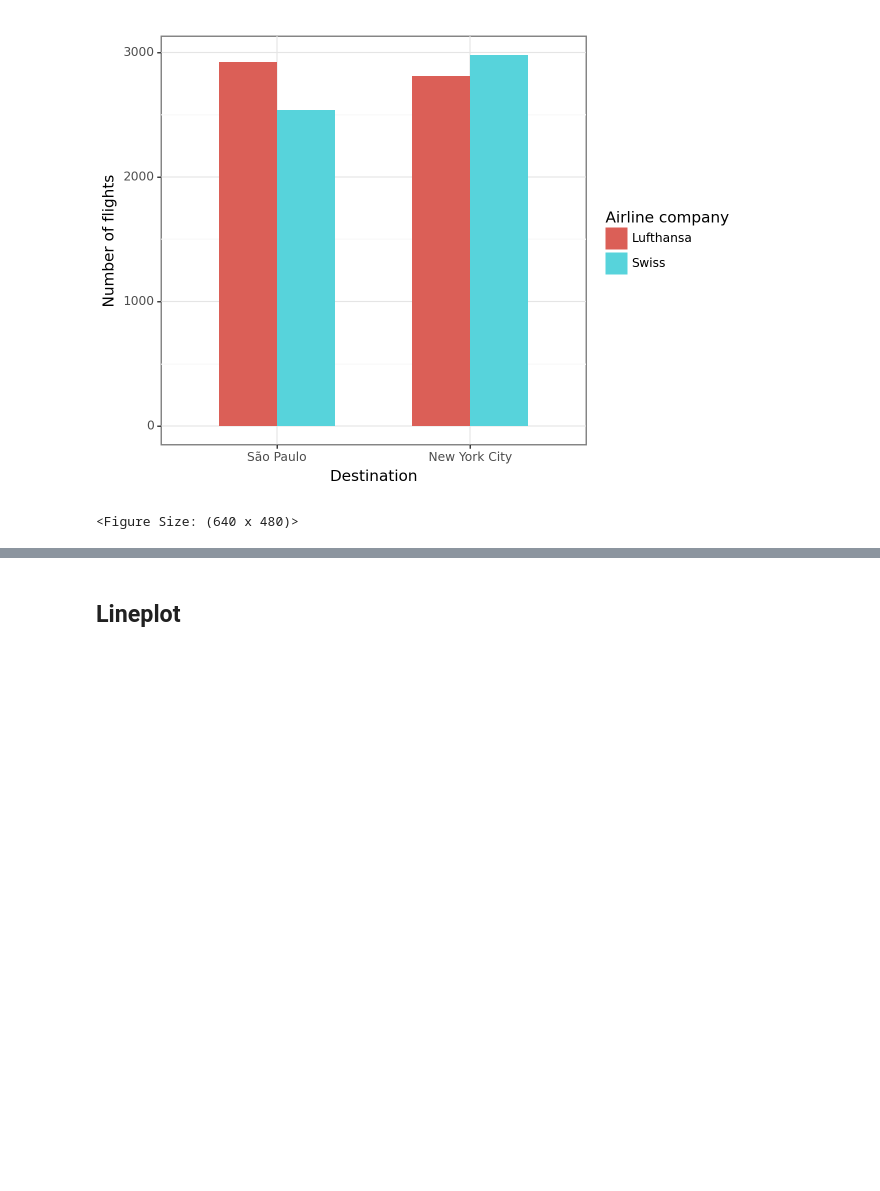
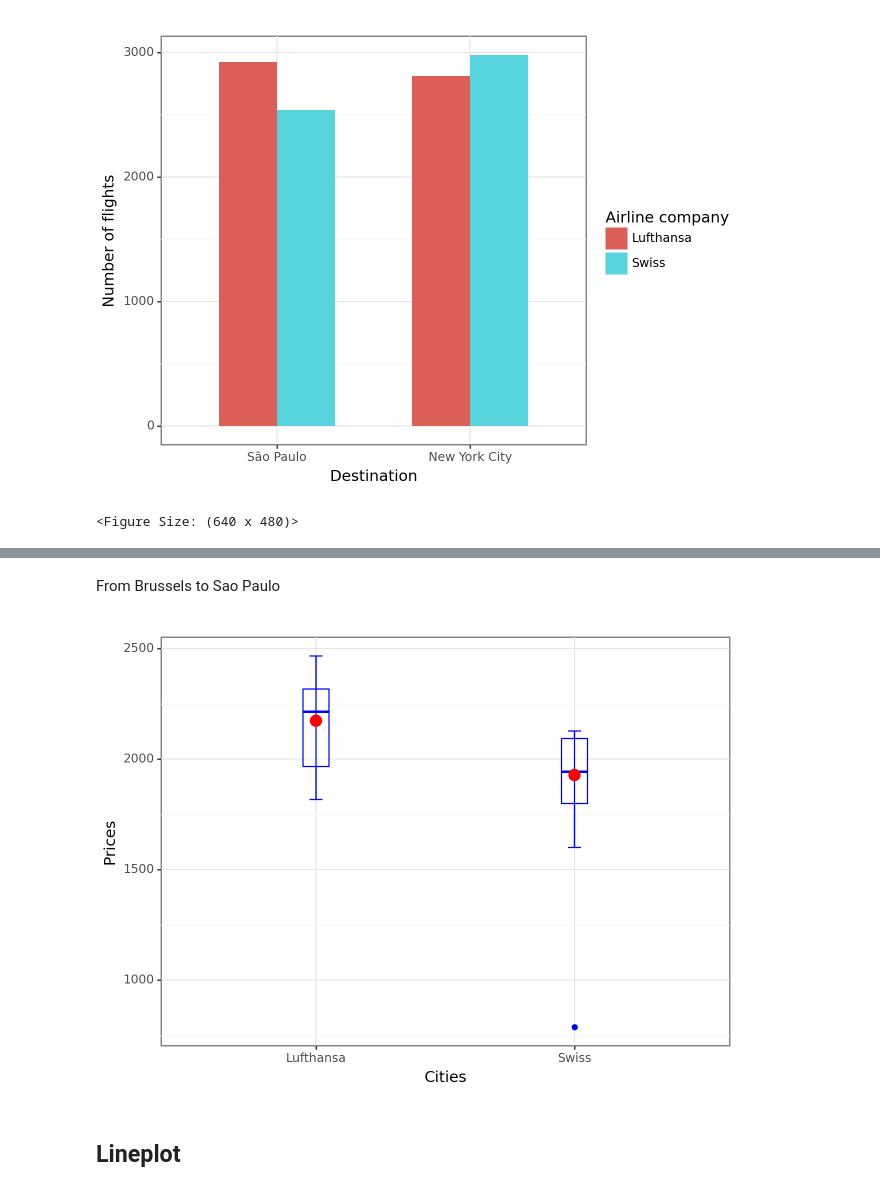
Before and after one commit to adelindonesia/project, a Jupyter notebook: second_version/data_cleaning/data_visualization2.ipynb, the cells around one changed output, grey strips where cells are left out. Cells and saved outputs as stored; diff of their text form; code cells hidden in the pictures; blank space fills up the shorter version.

```diff
--- a/second_version/data_cleaning/data_visualization2.ipynb
+++ b/second_version/data_cleaning/data_visualization2.ipynb
@@ -232,3 +134,9 @@ f5 + stat_summary(fun_data="mean_se", geom="point", size=4, color="red", fill="r
+# %% [markdown]
+From Brussels to Sao Paulo
+# %%
+boxplot(sao)
+# %% [output]
+[figure, added]
 # %% [markdown]
 ## Lineplot
 # %% [markdown]
```
Also changed, not shown: parts of 34 cells of this notebook.
